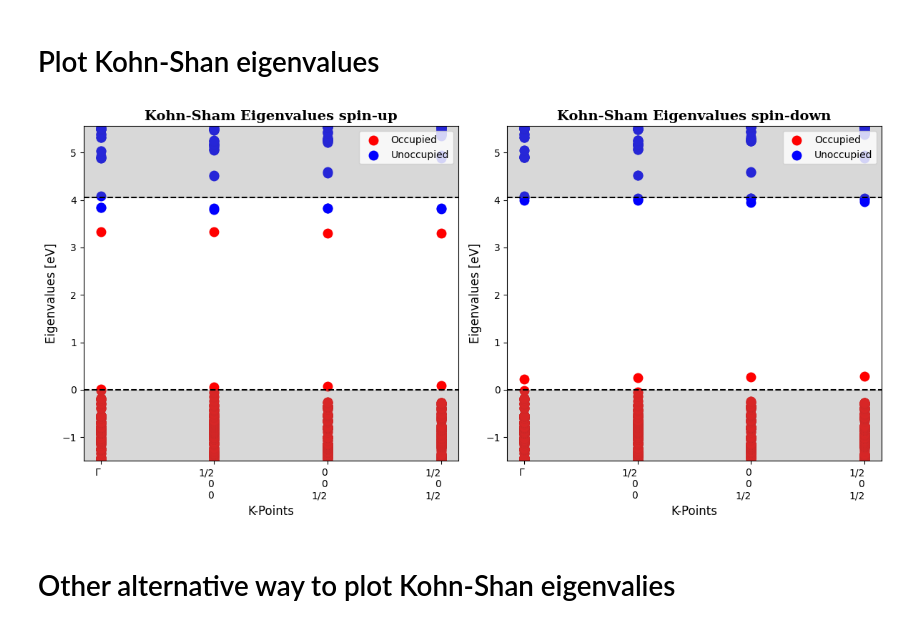
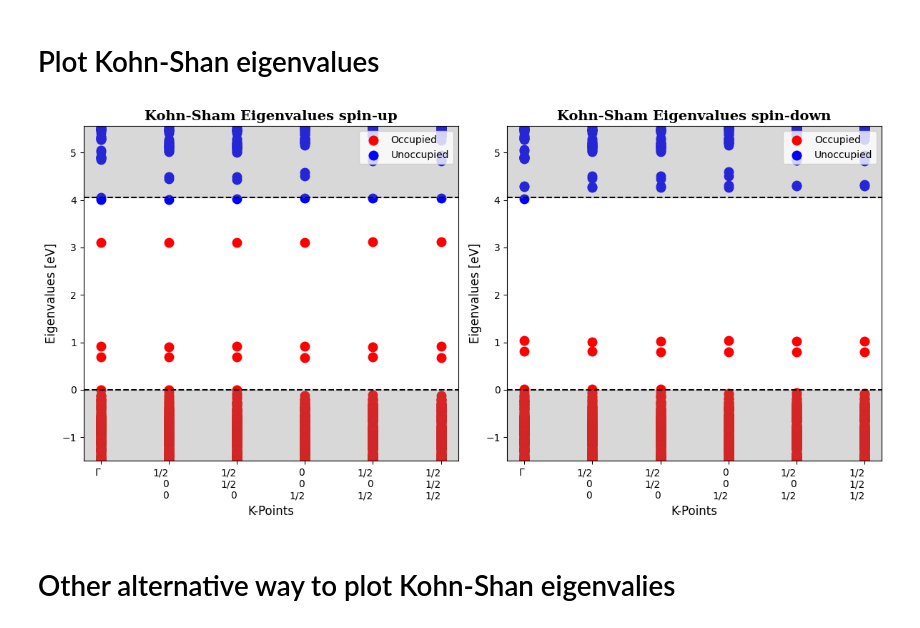
Before and after one commit to Luisrj14/VaspDefAnalysis, a Jupyter notebook: notebook/plot_KS_eigenvalues.ipynb, the cells around one changed output. Drawn from its saved outputs; the diff is of its cells as text; code cells hidden in the pictures.

```diff
--- a/notebook/plot_KS_eigenvalues.ipynb
+++ b/notebook/plot_KS_eigenvalues.ipynb
@@ -3,21 +3,21 @@
 # %%
 from VaspDefAnalysis.plotter.plot_KS_eigenvalues import PlotKohnShamEigenvalue
 
 # The VBM and CBM (PBE)
 VBM = 5.9732   # [eV]
 CBM = 10.0299  # [eV]
 
 # The VBM and CBM (HSE06)
 #VBM = 5.3092    # [eV]
 #CBM = 10.9541   # [eV]
 
 # Path to the vasprun.xml (VASP) file of the defect calculation
-vasprun_path = '/home/luis/master_thesis_uio/thesis_project/output_from_vasp_saga/project_AlN/calcualtion_steps/supercell/gga-pbe/defect/V_N/V_N_0/vasprun.xml'
+vasprun_path = '/home/luis/master_thesis_uio/thesis_project/output_from_vasp_saga/project_AlN/calcualtion_steps/supercell/gga-pbe/defect/C_N-C_Al/C_N-C_Al_-1/vasprun.xml'
 
 # Creat an istance of the VaspRunAnalysis class
 fig = PlotKohnShamEigenvalue.get_plot_KS_eigenvalues(vasprun_path=vasprun_path,VBM=VBM,CBM=CBM,layout="horizontal")
 # %% [output]
-[figure, old version]
+[figure, new version]
 # %% [markdown]
 # Other alternative way to plot Kohn-Shan eigenvalies
 # %%
```
Also changed, not shown: 1 other file.
